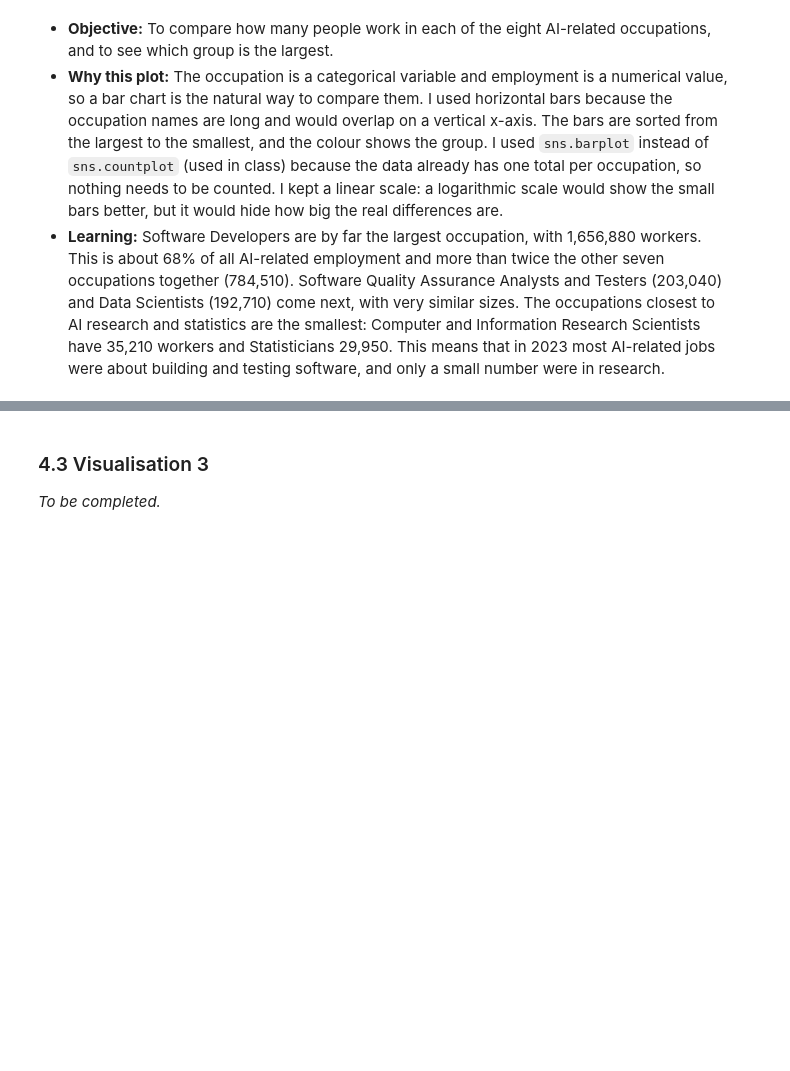
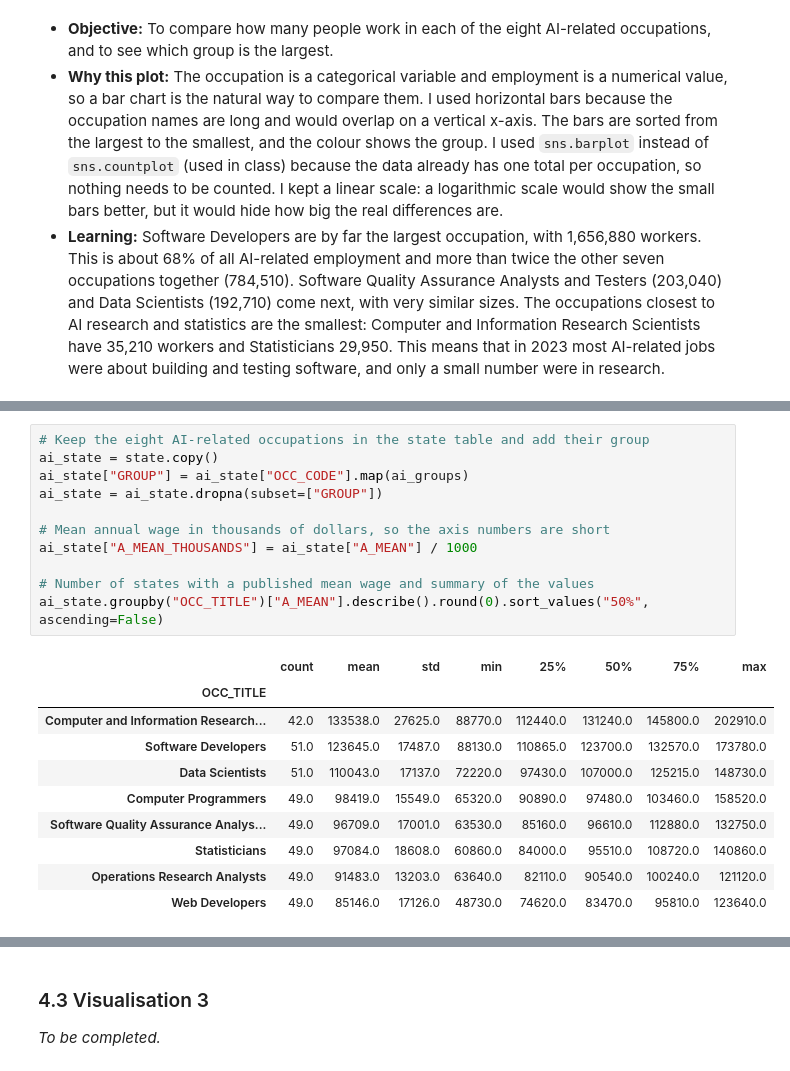
Before and after one commit to MatheusFerreiraL/dvc-ca1-ai-employment, a Jupyter notebook: dvc_ca1_ai_employment.ipynb, the cells around one changed output, grey strips where cells are left out. Saved outputs shown, nothing was run; the diff lists cells and outputs as text; blank space fills up the shorter version.

```diff
--- a/dvc_ca1_ai_employment.ipynb
+++ b/dvc_ca1_ai_employment.ipynb
@@ -294,0 +295,22 @@ _To be completed._
+# %%
+# Keep the eight AI-related occupations in the state table and add their group
+ai_state = state.copy()
+ai_state["GROUP"] = ai_state["OCC_CODE"].map(ai_groups)
+ai_state = ai_state.dropna(subset=["GROUP"])
+
+# Mean annual wage in thousands of dollars, so the axis numbers are short
+ai_state["A_MEAN_THOUSANDS"] = ai_state["A_MEAN"] / 1000
+
+# Number of states with a published mean wage and summary of the values
+ai_state.groupby("OCC_TITLE")["A_MEAN"].describe().round(0).sort_values("50%", ascending=False)
+# %% [output]
+|  | count | mean | std | min | 25% | 50% | 75% | max |
+| OCC_TITLE |  |  |  |  |  |  |  |  |
+| Computer and Information Research... | 42.0 | 133538.0 | 27625.0 | 88770.0 | 112440.0 | 131240.0 | 145800.0 | 202910.0 |
+| Software Developers | 51.0 | 123645.0 | 17487.0 | 88130.0 | 110865.0 | 123700.0 | 132570.0 | 173780.0 |
+| Data Scientists | 51.0 | 110043.0 | 17137.0 | 72220.0 | 97430.0 | 107000.0 | 125215.0 | 148730.0 |
+| Computer Programmers | 49.0 | 98419.0 | 15549.0 | 65320.0 | 90890.0 | 97480.0 | 103460.0 | 158520.0 |
+| Software Quality Assurance Analys... | 49.0 | 96709.0 | 17001.0 | 63530.0 | 85160.0 | 96610.0 | 112880.0 | 132750.0 |
+| Statisticians | 49.0 | 97084.0 | 18608.0 | 60860.0 | 84000.0 | 95510.0 | 108720.0 | 140860.0 |
+| Operations Research Analysts | 49.0 | 91483.0 | 13203.0 | 63640.0 | 82110.0 | 90540.0 | 100240.0 | 121120.0 |
+| Web Developers | 49.0 | 85146.0 | 17126.0 | 48730.0 | 74620.0 | 83470.0 | 95810.0 | 123640.0 |
```
Also changed, not shown: parts of 5 cells of this notebook.
